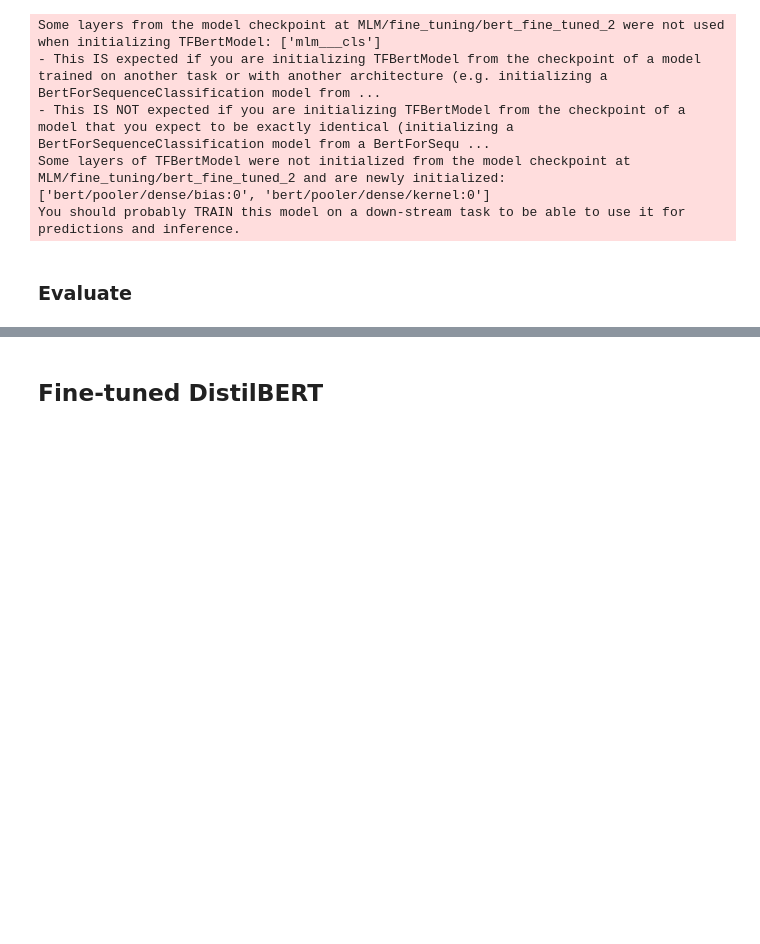
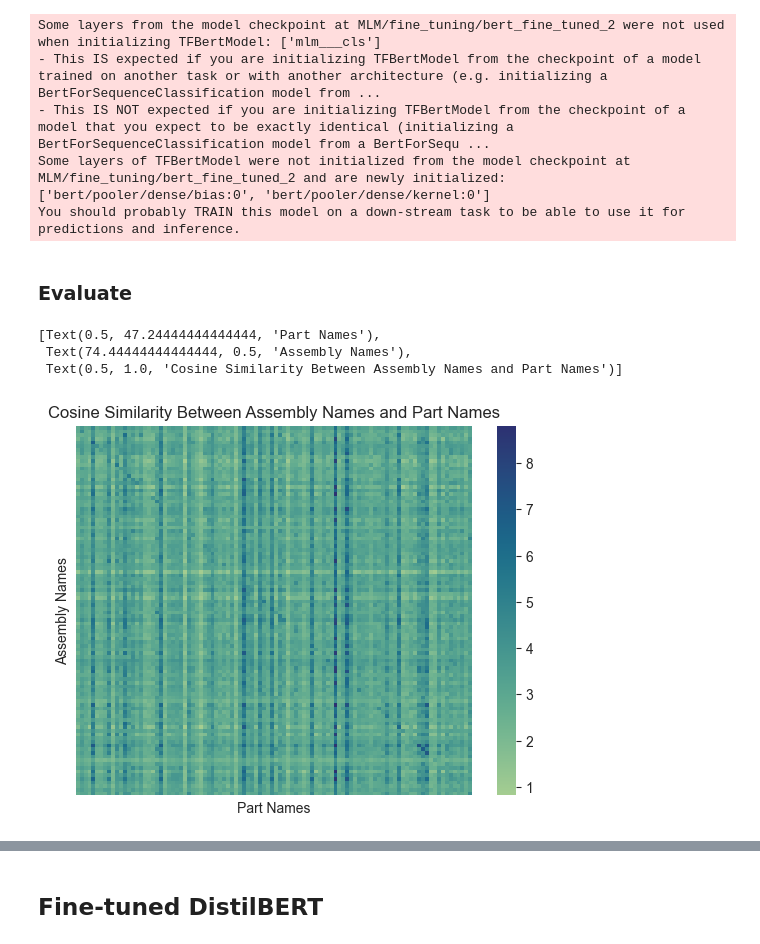
Before and after one commit to grndnl/w266_final_project, a Jupyter notebook: assembly_name_prediction.ipynb, the cells around one changed output, grey strips where cells are left out. Saved outputs shown, nothing was run; the diff lists cells and outputs as text; code cells hidden in the pictures; blank space fills up the shorter version.

Commit message:
cleanup up assembly_name_prediction.ipynb and implemented loading of a fine-tuned model

```diff
--- a/assembly_name_prediction.ipynb
+++ b/assembly_name_prediction.ipynb
@@ -226,10 +235,13 @@ test_labels_embeddings_cls = test_labels_embeddings[0][:, 0, :]
 # %% [markdown]
 ### Evaluate with cosine similarity and argmax
-# %%
-# test_strings_embeddings_pooled = tf.nn.l2_normalize(test_strings_embeddings_pooled, 0)
-# test_labels_embeddings_pooled = tf.nn.l2_normalize(test_labels_embeddings_pooled, 0)
-test_strings_embeddings_cls = tf.nn.l2_normalize(test_strings_embeddings_cls, 0)
-test_labels_embeddings_cls = tf.nn.l2_normalize(test_labels_embeddings_cls, 0)
-
-# similarity = test_strings_embeddings_pooled @ tf.transpose(test_labels_embeddings_pooled)
-similarity = test_strings_embeddings_cls @ tf.transpose(test_labels_embeddings_cls) #cls seems to work better
+# %%
+def evaluate_similarity(test_strings_embeddings_batches, test_labels_embeddings_batches):
+    similarity_batches = []
+    for batch_id in range(len(test_strings_embeddings_batches)):
+        test_strings_embeddings = tf.nn.l2_normalize(test_strings_embeddings_batches[batch_id], 0)
+        test_labels_embeddings = tf.nn.l2_normalize(test_labels_embeddings_batches[batch_id], 0)
+
+        similarity = test_strings_embeddings @ tf.transpose(test_labels_embeddings)
+        similarity_batches.append(similarity)
+
+    return similarity_batches
@@ -291,5 +313,7 @@ Some layers from the model checkpoint at MLM/fine_tuning/bert_fine_tuned_2 were
 - This IS NOT expected if you are initializing TFBertModel from the checkpoint of a model that you expect to be exactly identical (initializing a BertForSequenceClassification model from a BertForSequ ...
 Some layers of TFBertModel were not initialized from the model checkpoint at MLM/fine_tuning/bert_fine_tuned_2 and are newly initialized: ['bert/pooler/dense/bias:0', 'bert/pooler/dense/kernel:0']
 You should probably TRAIN this model on a down-stream task to be able to use it for predictions and inference.
+# %%
+test_strings_embeddings, test_labels_embeddings = create_embeddings(test_strings, test_labels, bert_tokenizer_2, bert_model_2)
 # %% [markdown]
 ### Evaluate
@@ -297,0 +320,10 @@ data.loc[test_data['Unnamed: 0'].tolist()]
+# %%
+similarity_batches = evaluate_similarity(test_strings_embeddings, test_labels_embeddings)
+# %%
+ax = sns.heatmap(similarity_batches[0], cmap="crest", xticklabels=False, yticklabels=False) #, annot=True)
+ax.set(xlabel="Part Names", ylabel="Assembly Names", title="Cosine Similarity Between Assembly Names and Part Names")
+# %% [output]
+[Text(0.5, 47.24444444444444, 'Part Names'),
+ Text(74.44444444444444, 0.5, 'Assembly Names'),
+ Text(0.5, 1.0, 'Cosine Similarity Between Assembly Names and Part Names')]
+[figure, added]
```
Also changed, not shown: parts of 14 cells of this notebook.
